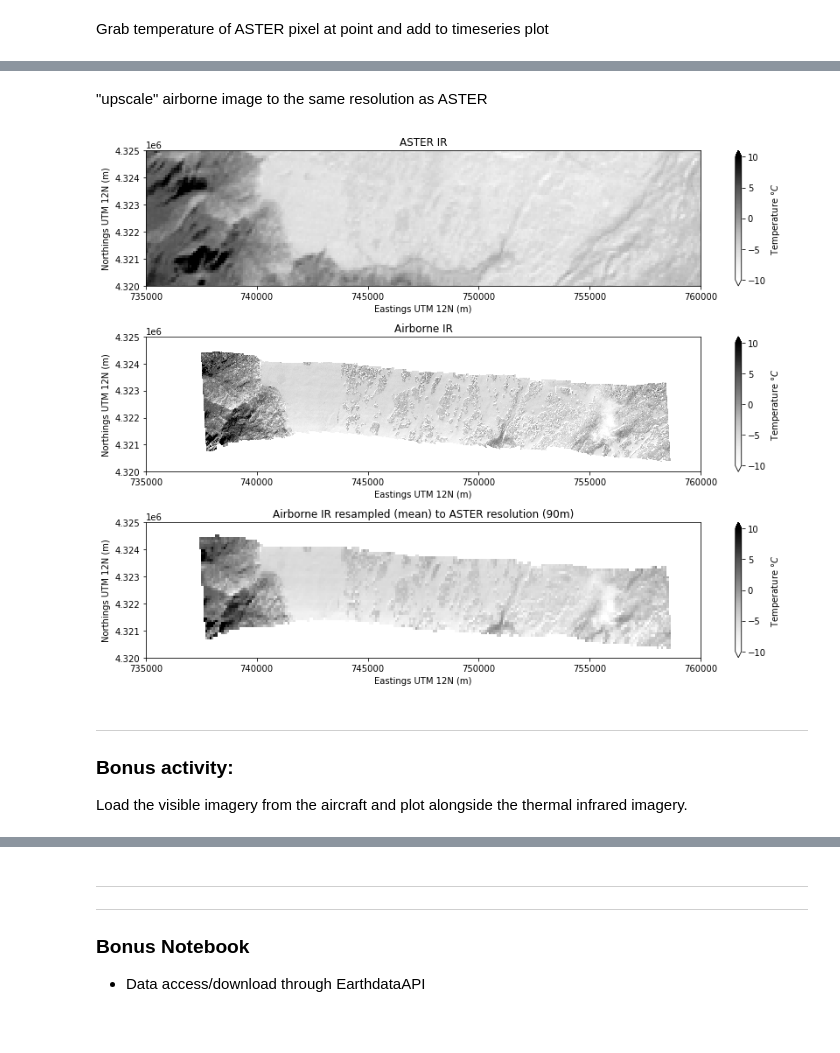
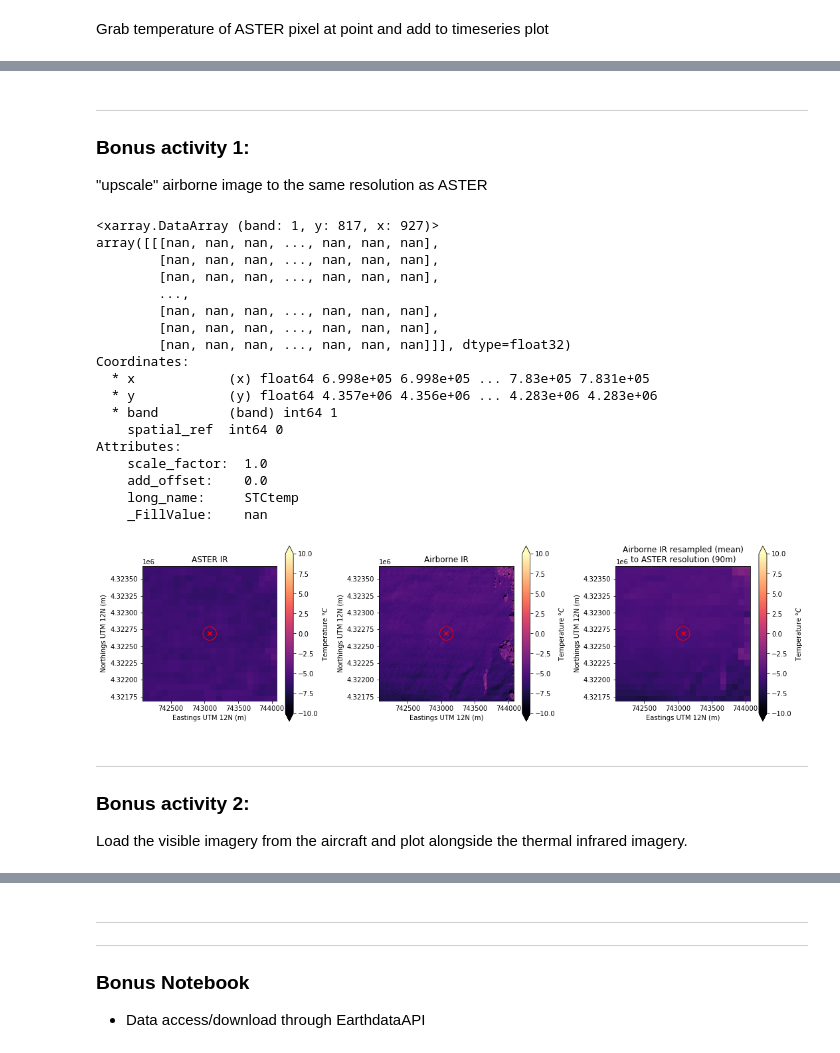
Before and after one commit to snowex-hackweek/website-2021, a Jupyter notebook: book/tutorials/thermal-ir/thermal-ir-tutorial.ipynb, the cells around one changed output, grey strips where cells are left out. Cells and saved outputs as stored; diff of their text form; code cells hidden in the pictures.

Commit message:
Add snowexsql database query and more plotting

```diff
--- a/book/tutorials/thermal-ir/thermal-ir-tutorial.ipynb
+++ b/book/tutorials/thermal-ir/thermal-ir-tutorial.ipynb
@@ -141,0 +176,5 @@ Query the SnowEx SQL database to get the location of snow pit 2S10 and some othe
+# %%
+# This is what you will use for all of hackweek to access the db
+db_name = 'snow:hackweek@52.32.183.144/snowex'
+# Using the function get_db, we receive 2 ways to interact with the database
+engine, session = get_db(db_name)
@@ -141,0 +183,9 @@ Query the SnowEx SQL database to get the location of snow pit 2S10 and some othe
+# %%
+# Form the query to receive site_id='2S10' from the sites table
+qry = session.query(SiteData).filter_by(site_id='2S10')
+
+# Convert the record received into a geopandas dataframe
+siteData_df = query_to_geopandas(qry, engine)
+
+# Preview the resulting geopandas dataframe
+siteData_df
@@ -141,0 +266,3 @@ Query the SnowEx SQL database to get the location of snow pit 2S10 and some othe
+# %%
+r = 100 # radius of the buffer in meters (this is in meters because we are working in a UTM coordinate reference system)
+siteData_df_buffer = siteData_df.buffer(r)
@@ -273,4 +516,4 @@ We don't always have airplanes with IR, like i said we have satllites that can g
 # %% [markdown]
 Load an ASTER geotiff, inspect the contents
 # %%
-aster_ir = xr.open_rasterio('/tmp/thermal-ir/AST_L1T_00302082020180748_20200209065849_17218_ImageData14.tif').squeeze()
+aster_ir = xr.open_rasterio('/tmp/thermal-ir/AST_L1T_00302082020180748_20200209065849_17218_ImageData14.tif')
@@ -366,41 +765,79 @@ Grab temperature of ASTER pixel at point and add to timeseries plot
 # %% [markdown]
+---
+### Bonus activity 1:
+
 "upscale" airborne image to the same resolution as ASTER
 # %%
 airborne_ir_repr = airborne_ir.rio.reproject_match(aster_ir, resampling=5)
+# %%
+airborne_ir_repr
+# %% [output]
+<xarray.DataArray (band: 1, y: 817, x: 927)>
+array([[[nan, nan, nan, ..., nan, nan, nan],
+        [nan, nan, nan, ..., nan, nan, nan],
+        [nan, nan, nan, ..., nan, nan, nan],
+        ...,
+        [nan, nan, nan, ..., nan, nan, nan],
+        [nan, nan, nan, ..., nan, nan, nan],
+        [nan, nan, nan, ..., nan, nan, nan]]], dtype=float32)
+Coordinates:
+  * x            (x) float64 6.998e+05 6.998e+05 ... 7.83e+05 7.831e+05
+  * y            (y) float64 4.357e+06 4.356e+06 ... 4.283e+06 4.283e+06
+  * band         (band) int64 1
+    spatial_ref  int64 0
+Attributes:
+    scale_factor:  1.0
+    add_offset:    0.0
+    long_name:     STCtemp
+    _FillValue:    nan
 # %%
-fig, axs = plt.subplots(nrows=3, ncols=1, figsize=(12,9), tight_layout=True)
+fig, axs = plt.subplots(nrows=1, ncols=3, figsize=(15,4), tight_layout=True)
 
 
 aster_band14_tb_c.plot(ax=axs[0],
-                       cmap='Greys',
+                       cmap='magma',
                        vmin=-10, vmax=10,
                        cbar_kwargs={'label': 'Temperature $\degree C$'})
 axs[0].set_title('ASTER IR')
+axs[0].set_aspect('equal')
 
 
 airborne_ir.plot(ax=axs[1],
-                 cmap='Greys',
+                 cmap='magma',
                  vmin=-10, vmax=10,
                  cbar_kwargs={'label': 'Temperature $\degree C$'})
 axs[1].set_title('Airborne IR')
+axs[1].set_aspect('equal')
 
 
 airborne_ir_repr.plot(ax=axs[2],
-                      cmap='Greys',
+                      cmap='magma',
                       vmin=-10, vmax=10,
                       cbar_kwargs={'label': 'Temperature $\degree C$'})
-axs[2].set_title('Airborne IR resampled (mean) to ASTER resolution (90m)')
+axs[2].set_title('Airborne IR resampled (mean)\nto ASTER resolution (90m)')
+axs[2].set_aspect('equal')
 
+
+# for each subplot, do the following:
 for ax in axs:
+    ax.set_aspect('equal') # set the aspect ratio to "equal"
+
+    # plot the location of the snow pit of interest
+    siteData_df.plot(ax=ax, color='r', marker='x')
+    # plot the area of the buffer we made around the snow pit
+    siteData_df_buffer.plot(ax=ax, edgecolor='r', facecolor='none')
+
+    # set axes labels
     ax.set_xlabel('Eastings UTM 12N (m)')
-    ax.set_xlim((735000, 760000))
     ax.set_ylabel('Northings UTM 12N (m)')
-    ax.set_ylim((4320000, 4325000))
+    # set the same axes limits as above
+    ax.set_xlim((xmin-1000, xmax+1000)) # x axis limits to +/- 1 km from our point's "total bounds"
+    ax.set_ylim((ymin-1000, ymax+1000)) # y axis limits to +/- 1 km from our point's "total bounds"
 # %% [output]
-[figure, old version]
+[figure, new version]
 # %% [markdown]
 ---
-### Bonus activity:
+### Bonus activity 2:
 
 Load the visible imagery from the aircraft and plot alongside the thermal infrared imagery.
 # %%
```
Also changed, not shown: parts of 44 cells of this notebook.
